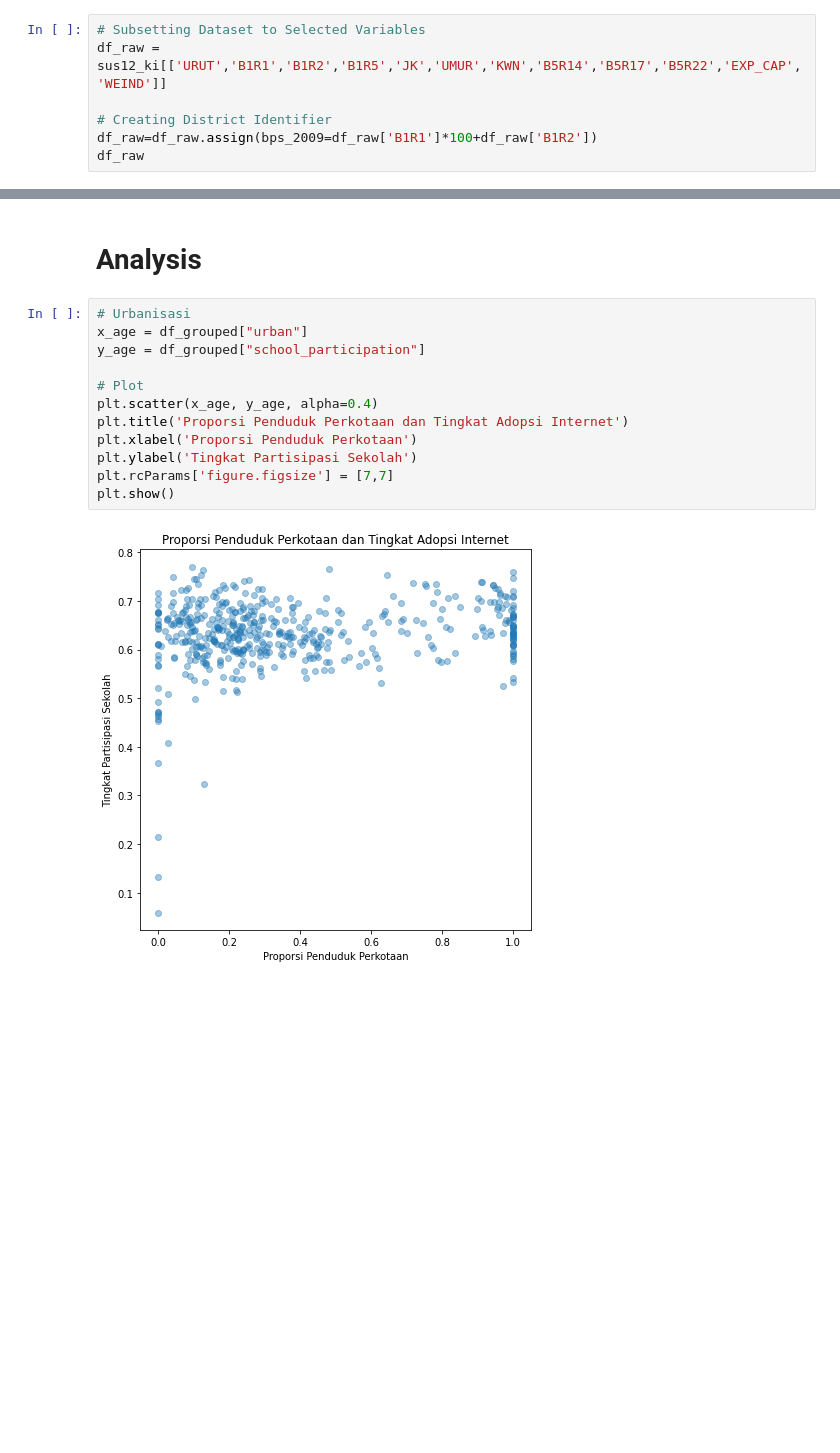
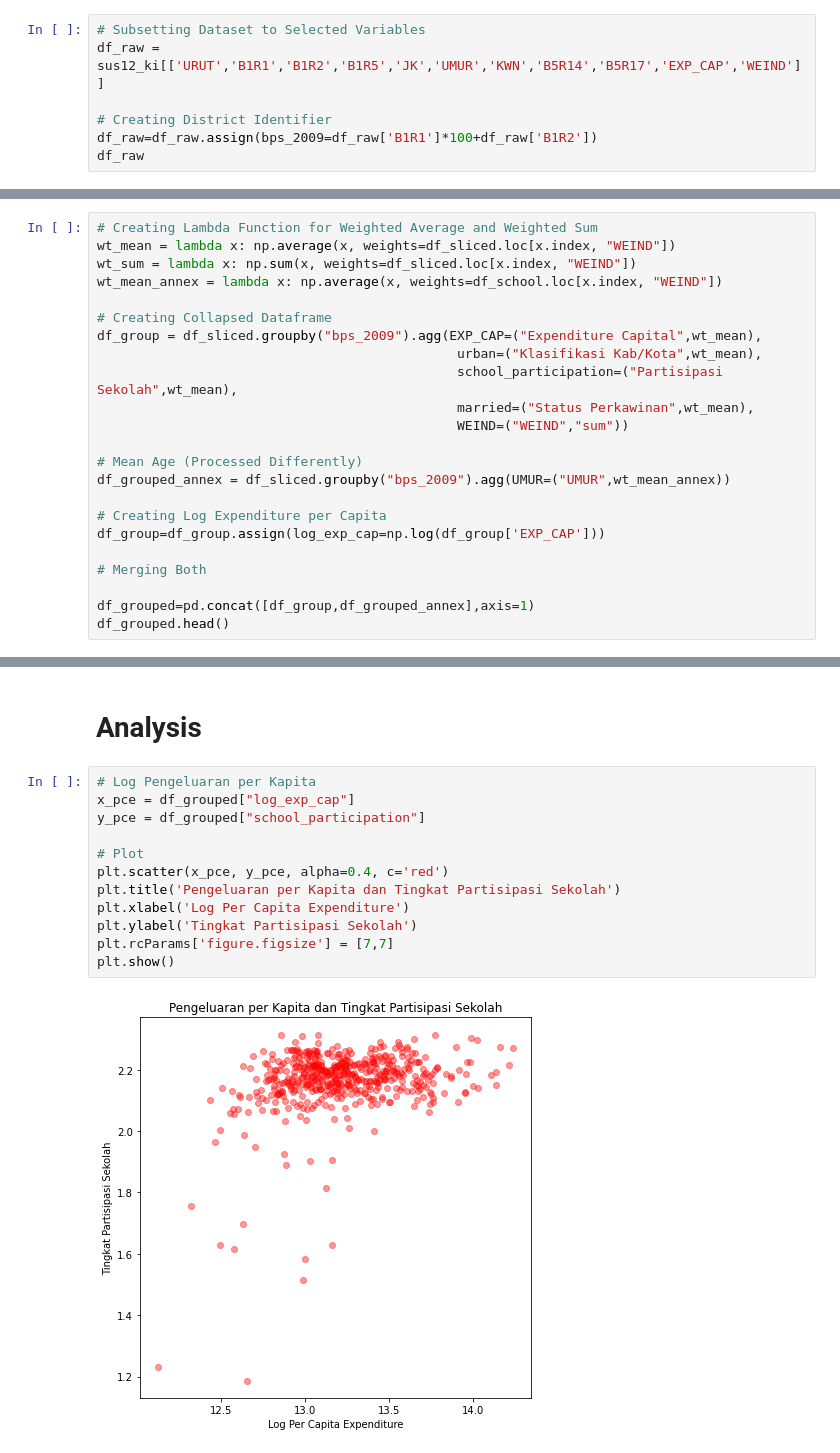
Before and after one commit to kartikarizqin/Project-Lab-Susenas, a Jupyter notebook: eda-2012.ipynb, the cells around one changed output, grey strips where cells are left out. Cells and saved outputs as stored; diff of their text form; blank space fills up the shorter version.

Commit message:
creating collapsed dataframe

```diff
--- a/eda-2012.ipynb
+++ b/eda-2012.ipynb
@@ -72,7 +72,7 @@ plot_describe
 # Choose variables
 # %%
 # Subsetting Dataset to Selected Variables
-df_raw = sus12_ki[['URUT','B1R1','B1R2','B1R5','JK','UMUR','KWN','B5R14','B5R17','B5R22','EXP_CAP','WEIND']]
+df_raw = sus12_ki[['URUT','B1R1','B1R2','B1R5','JK','UMUR','KWN','B5R14','B5R17','EXP_CAP','WEIND']]
 
 # Creating District Identifier
 df_raw=df_raw.assign(bps_2009=df_raw['B1R1']*100+df_raw['B1R2'])
@@ -364,0 +368,23 @@ df_grouped.head()
+# %%
+# Creating Lambda Function for Weighted Average and Weighted Sum
+wt_mean = lambda x: np.average(x, weights=df_sliced.loc[x.index, "WEIND"])
+wt_sum = lambda x: np.sum(x, weights=df_sliced.loc[x.index, "WEIND"])
+wt_mean_annex = lambda x: np.average(x, weights=df_school.loc[x.index, "WEIND"])
+
+# Creating Collapsed Dataframe
+df_group = df_sliced.groupby("bps_2009").agg(EXP_CAP=("Expenditure Capital",wt_mean),
+                                              urban=("Klasifikasi Kab/Kota",wt_mean),
+                                              school_participation=("Partisipasi Sekolah",wt_mean),
+                                              married=("Status Perkawinan",wt_mean),
+                                              WEIND=("WEIND","sum"))
+
+# Mean Age (Processed Differently)
+df_grouped_annex = df_sliced.groupby("bps_2009").agg(UMUR=("UMUR",wt_mean_annex))
+
+# Creating Log Expenditure per Capita
+df_group=df_group.assign(log_exp_cap=np.log(df_group['EXP_CAP']))
+
+# Merging Both
+
+df_grouped=pd.concat([df_group,df_grouped_annex],axis=1)
+df_grouped.head()
@@ -365,16 +399,16 @@ df_grouped.head()
 # %% [markdown]
 # Analysis
 # %%
-# Urbanisasi
-x_age = df_grouped["urban"]
-y_age = df_grouped["school_participation"]
+# Log Pengeluaran per Kapita
+x_pce = df_grouped["log_exp_cap"]
+y_pce = df_grouped["school_participation"]
 
 # Plot
-plt.scatter(x_age, y_age, alpha=0.4)
-plt.title('Proporsi Penduduk Perkotaan dan Tingkat Adopsi Internet')
-plt.xlabel('Proporsi Penduduk Perkotaan')
+plt.scatter(x_pce, y_pce, alpha=0.4, c='red')
+plt.title('Pengeluaran per Kapita dan Tingkat Partisipasi Sekolah')
+plt.xlabel('Log Per Capita Expenditure')
 plt.ylabel('Tingkat Partisipasi Sekolah')
 plt.rcParams['figure.figsize'] = [7,7]
 plt.show()
 # %% [output]
-[figure, old version]
+[figure, new version]
```
Also changed, not shown: parts of 15 cells of this notebook.
